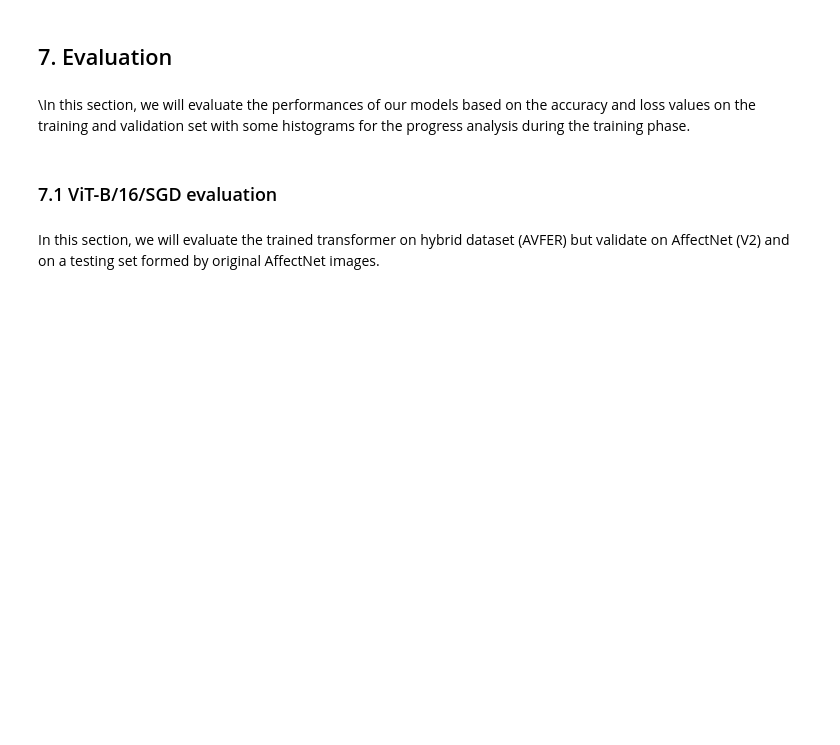
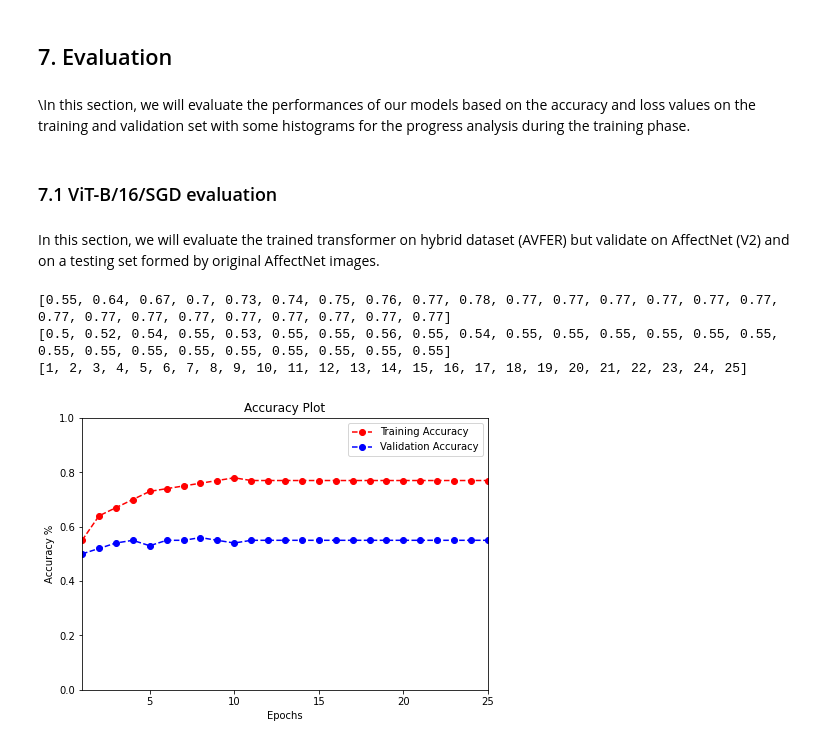
Before and after one commit to kode-git/vfer, a Jupyter notebook: ViT_Face_Emotion_Recognition.ipynb, the cells around one changed output. Saved outputs shown, nothing was run; the diff lists cells and outputs as text; code cells hidden in the pictures; blank space fills up the shorter version.

Commit message:
Updating evaluation plots

```diff
--- a/ViT_Face_Emotion_Recognition.ipynb
+++ b/ViT_Face_Emotion_Recognition.ipynb
@@ -1829,17 +1840,32 @@ Best val accuracy: 0.552574
 # %%
 # plot and data management functions
 
-def plot_graphs(train, val, metric):
-    plt.plot(train)
-    plt.plot(val, '')
-    plt.xlabel("Epochs")
-    plt.ylabel(metric)
-    plt.legend([metric, 'val_'+metric])
+def plot_graphs(train, val, num_epochs, limity = None,  stepx_size = 1):
+    ran = list(range(1, num_epochs + 1, stepx_size))
+    print(ran)
+    plt.figure(figsize=(16,5))
+    plt.subplot(1, 2, 1)
+    plt.xlim(1, num_epochs)
+    plt.ylim(0, limity)
+    plt.plot(ran, train, marker='o', linestyle='--', color='r',  label='Training Accuracy')
+    plt.plot(ran, val, marker='o', linestyle='--', color='b',  label='Validation Accuracy')
+    plt.xlabel('Epochs')
+    plt.ylabel('Accuracy %')
+    plt.title('Accuracy Plot')
+    plt.legend()
+    plt.show()
+
 
 def tensor_to_list(tensor_list):
   l = []
-  for el in tensor_list:
-    l.append(el.item())
+  try:
+    # Tensor support
+    for el in tensor_list:
+      l.append(el.item())
+  except AttributeError:
+    # Case of simple list
+    for el in tensor_list:
+      l.append(el)
   return l
 # %% [markdown]
 ### 7.1 ViT-B/16/SGD evaluation
@@ -1847,14 +1873,14 @@ def tensor_to_list(tensor_list):
 In this section, we will evaluate the trained transformer on hybrid dataset (AVFER) but validate on AffectNet (V2) and on a testing set formed by original AffectNet images.
 # %%
 # load history divided by steps
-steps = [10,20,25]
+steps = [5, 10, 15, 25]
 base_dir = "/content/drive/MyDrive/Models/"
 train_accuracy = []
 val_accuracy = []
 train_loss = []
 val_loss = []
 for step in steps:
-  name_model = "vfer_grad_" + str(step)
+  name_model = "vfer_sam_" + str(step)
   model_folder = base_dir + name_model + "/"
   train_accuracy += tensor_to_list(load_history(model_folder + name_model + "_history_train"))
   val_accuracy += tensor_to_list(load_history(model_folder + name_model + "_history_val"))
@@ -1882,0 +1897,10 @@ plt.ylim(0, None)
+# %%
+# accuracy plot
+print(train_accuracy)
+print(val_accuracy)
+plot_graphs(train_accuracy, val_accuracy, 25)
+# %% [output]
+[0.55, 0.64, 0.67, 0.7, 0.73, 0.74, 0.75, 0.76, 0.77, 0.78, 0.77, 0.77, 0.77, 0.77, 0.77, 0.77, 0.77, 0.77, 0.77, 0.77, 0.77, 0.77, 0.77, 0.77, 0.77]
+[0.5, 0.52, 0.54, 0.55, 0.53, 0.55, 0.55, 0.56, 0.55, 0.54, 0.55, 0.55, 0.55, 0.55, 0.55, 0.55, 0.55, 0.55, 0.55, 0.55, 0.55, 0.55, 0.55, 0.55, 0.55]
+[1, 2, 3, 4, 5, 6, 7, 8, 9, 10, 11, 12, 13, 14, 15, 16, 17, 18, 19, 20, 21, 22, 23, 24, 25]
+[figure, added]
```
Also changed, not shown: parts of 6 cells of this notebook.
